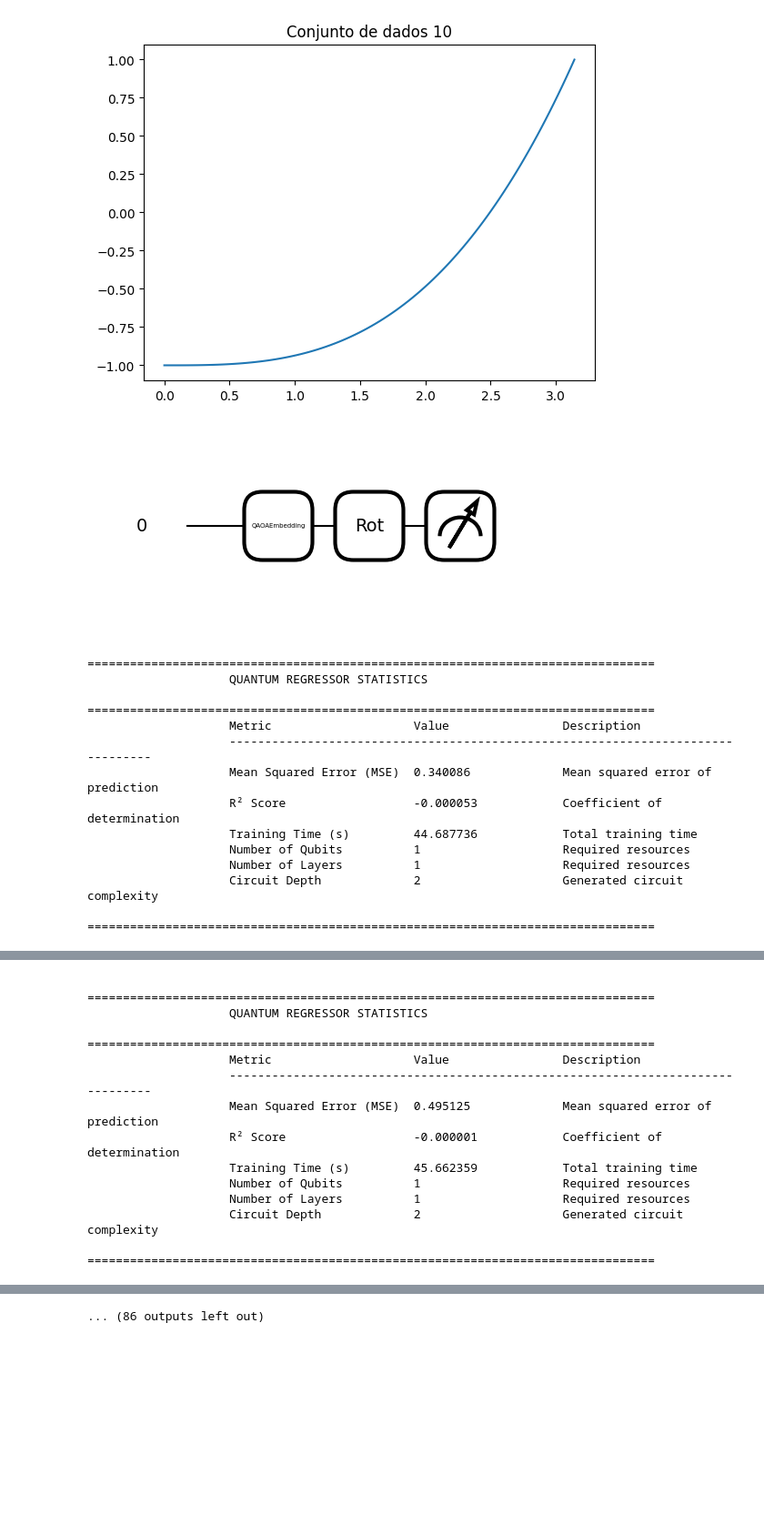
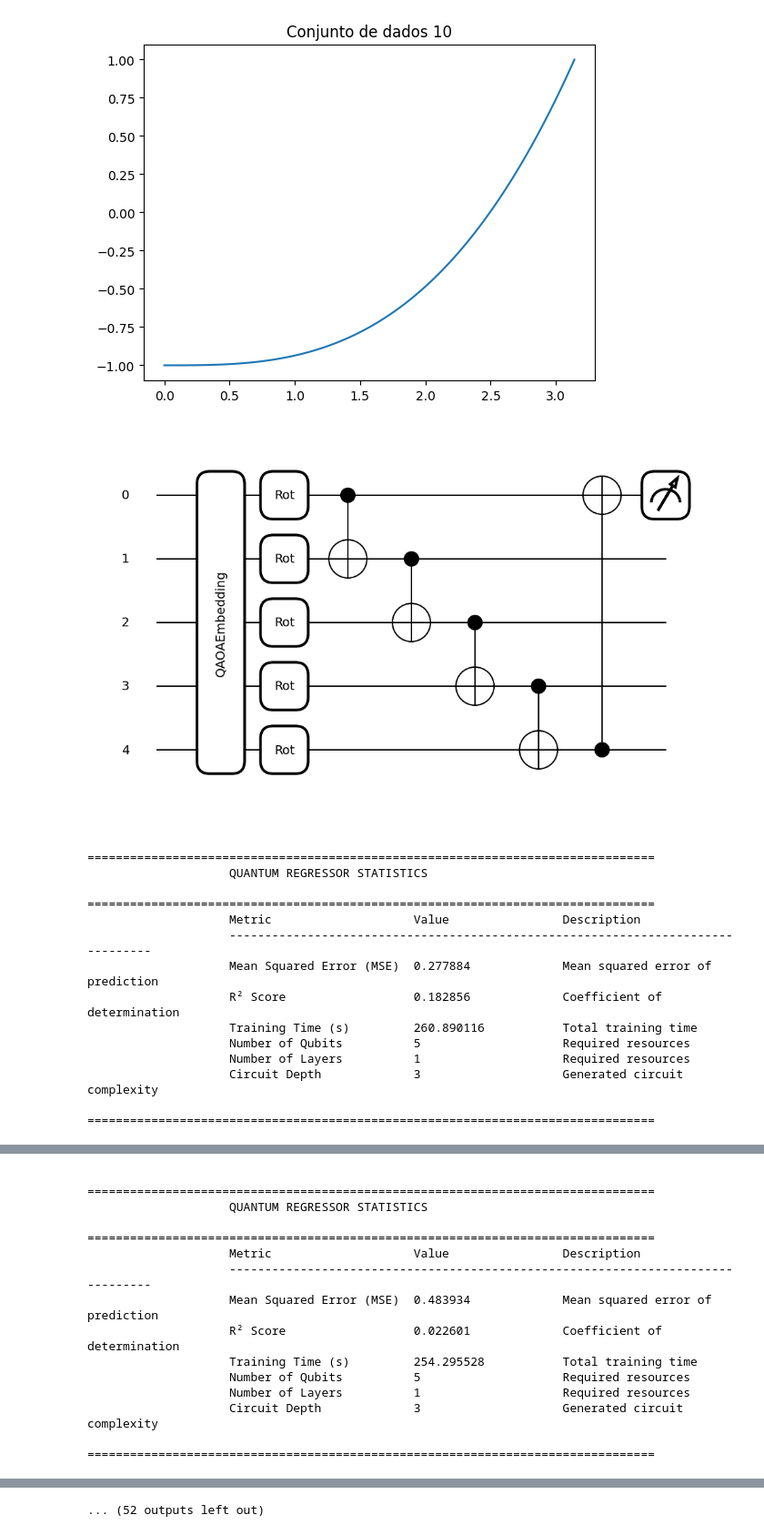
Before and after one commit to laciq-ufpe/Regressores-Quanticos, a Jupyter notebook: scripts/Embeddings/lsa4.ipynb, the cells around one changed output, grey strips where cells are left out. Shown at 91% size. Cells and saved outputs as stored; diff of their text form; code cells hidden in the pictures; blank space fills up the shorter version.

```diff
--- a/scripts/Embeddings/lsa4.ipynb
+++ b/scripts/Embeddings/lsa4.ipynb
@@ -386,49 +386,49 @@ class QuantumRegressor(object):
         return results
 # %%
 def write_csv(dict_list):
-    with open('result.json', 'w') as json_file:
+    with open('result_4.json', 'a') as json_file:
         json.dump(dict_list, json_file, indent=4)
     df = pd.DataFrame.from_dict(dict_list)
-    df.to_csv("qaoa.csv", index=False)
+    df.to_csv("qaoa_4.csv", index=False)
     return df
 # %%
 N=6
 result_list = []
-for n_qubits in range(1,N):
+for n_qubits in range(5,N):
     for n_layers in range(1,N):
         for i in range(len(datasets)):
             dataset = datasets[i]
             X = np.column_stack([dataset["x"], dataset["x"]**2,np.sin(dataset["x"]), dataset["x"], dataset["x"]])
             y = dataset["y"]
             X_original = dataset["x"].reshape(-1, 1)
             model = QuantumRegressor(n_qubits=n_qubits, n_layers=n_layers)
             model.plot_circuit()
 
-            limitX = n_qubits if n_qubits < X.shape[1] else 3
+            limitX = n_qubits if n_qubits < X.shape[1] else 5
             model.fit(X=X[:,:limitX],y=y,epochs=200)
 
             y_pred = model.predict(X[:,:limitX])
 
             results = model.stats(y_pred,y)
             result_list.append(results)
             write_csv(result_list)
 
             plt.title("Conjunto de dados")
             plt.plot(X_original, y, label="Ground Truth")
             plt.plot(X_original, y_pred, '--', label="Prediction")
             plt.legend()
             plt.show()
 # %% [output]
-[figure, old version]
+[figure, new version]
                     ================================================================================
                     QUANTUM REGRESSOR STATISTICS
                     ================================================================================
                     Metric                    Value                Description
                     --------------------------------------------------------------------------------
-                    Mean Squared Error (MSE)  0.340086             Mean squared error of prediction
-                    R² Score                  -0.000053            Coefficient of determination
-                    Training Time (s)         44.687736            Total training time
-                    Number of Qubits          1                    Required resources
+                    Mean Squared Error (MSE)  0.277884             Mean squared error of prediction
+                    R² Score                  0.182856             Coefficient of determination
+                    Training Time (s)         260.890116           Total training time
+                    Number of Qubits          5                    Required resources
                     Number of Layers          1                    Required resources
-                    Circuit Depth             2                    Generated circuit complexity
+                    Circuit Depth             3                    Generated circuit complexity
                     ================================================================================
@@ -439,10 +439,10 @@ for n_qubits in range(1,N):
                     ================================================================================
                     Metric                    Value                Description
                     --------------------------------------------------------------------------------
-                    Mean Squared Error (MSE)  0.495125             Mean squared error of prediction
-                    R² Score                  -0.000001            Coefficient of determination
-                    Training Time (s)         45.662359            Total training time
-                    Number of Qubits          1                    Required resources
+                    Mean Squared Error (MSE)  0.483934             Mean squared error of prediction
+                    R² Score                  0.022601             Coefficient of determination
+                    Training Time (s)         254.295528           Total training time
+                    Number of Qubits          5                    Required resources
                     Number of Layers          1                    Required resources
-                    Circuit Depth             2                    Generated circuit complexity
+                    Circuit Depth             3                    Generated circuit complexity
                     ================================================================================
@@ -478 +478 @@ for n_qubits in range(1,N):
-... (86 outputs left out)
+... (52 outputs left out)
```
Also changed, not shown: parts of 1 cell of this notebook, 9 other files.
